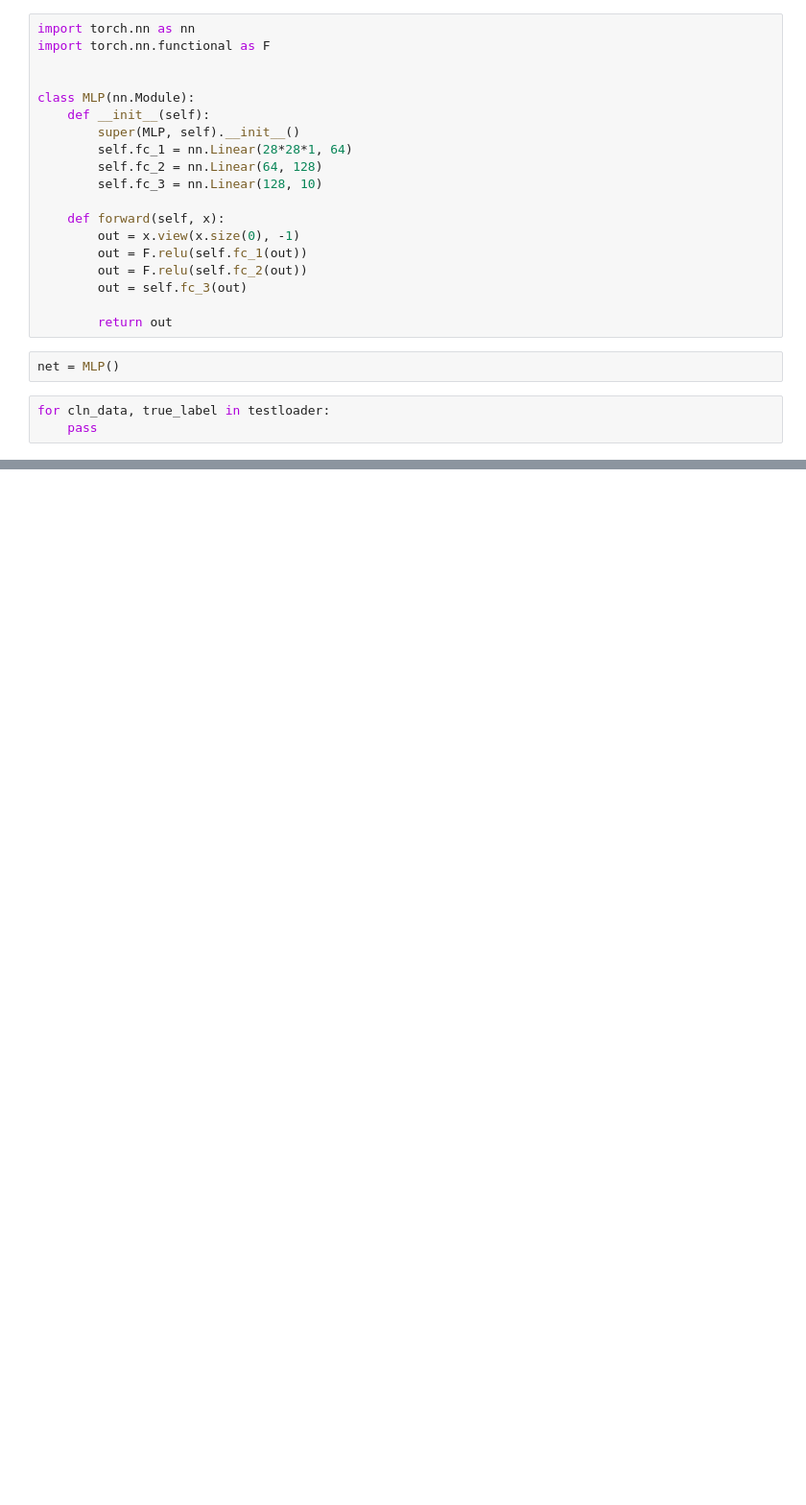
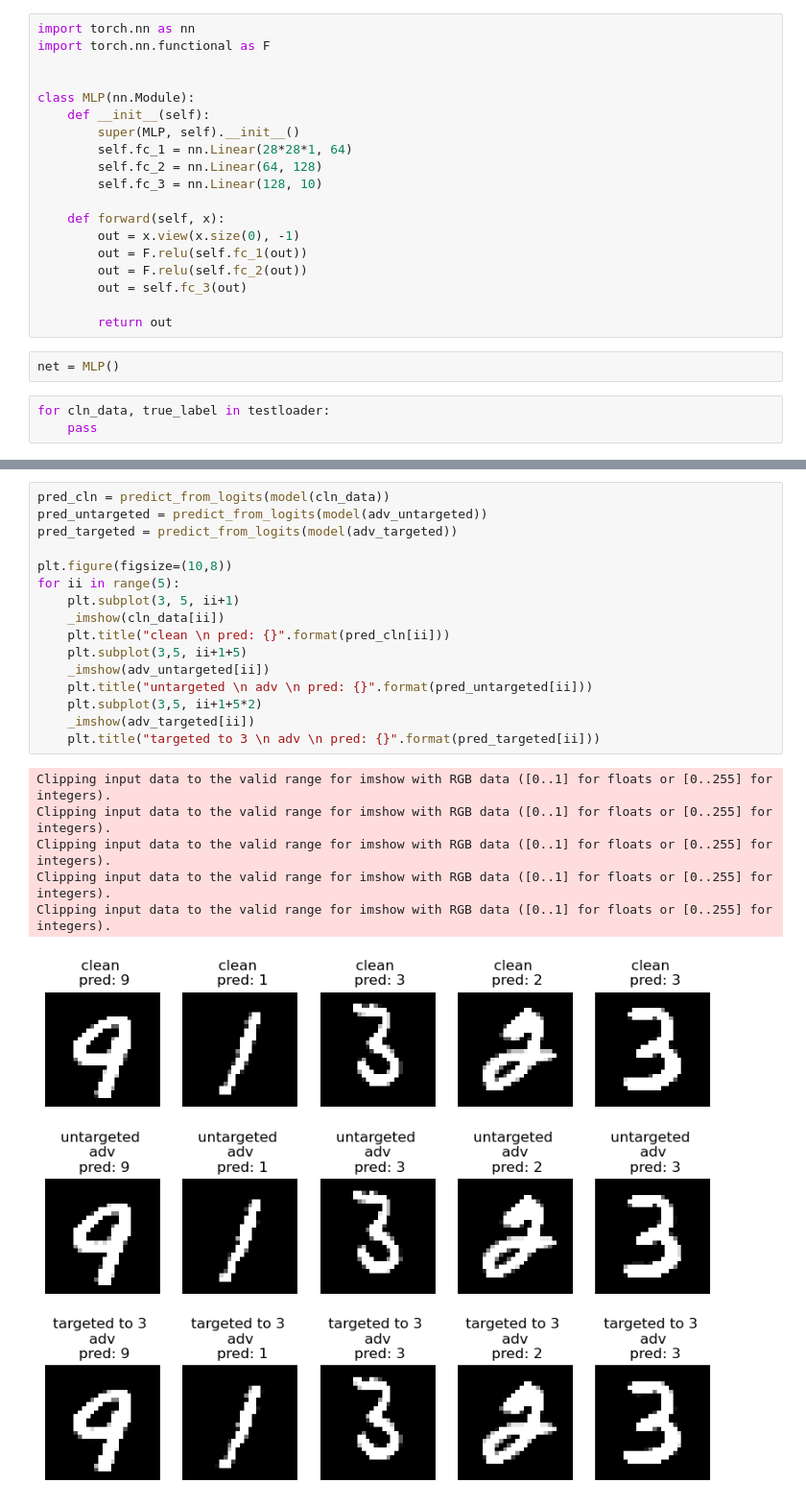
Before and after one commit to julius-lautz/model_robustness, a Jupyter notebook: src/sandbox.ipynb, the cells around one changed output, grey strips where cells are left out. Shown at 96% size. Cells and saved outputs as stored; diff of their text form; blank space fills up the shorter version.

```diff
--- a/src/sandbox.ipynb
+++ b/src/sandbox.ipynb
@@ -106,2 +189,25 @@ tensor([[[[0., 0., 0.,  ..., 0., 0., 0.],
+# %%
+pred_cln = predict_from_logits(model(cln_data))
+pred_untargeted = predict_from_logits(model(adv_untargeted))
+pred_targeted = predict_from_logits(model(adv_targeted))
+
+plt.figure(figsize=(10,8))
+for ii in range(5):
+    plt.subplot(3, 5, ii+1)
+    _imshow(cln_data[ii])
+    plt.title("clean \n pred: {}".format(pred_cln[ii]))
+    plt.subplot(3,5, ii+1+5)
+    _imshow(adv_untargeted[ii])
+    plt.title("untargeted \n adv \n pred: {}".format(pred_untargeted[ii]))
+    plt.subplot(3,5, ii+1+5*2)
+    _imshow(adv_targeted[ii])
+    plt.title("targeted to 3 \n adv \n pred: {}".format(pred_targeted[ii]))
+# %% [output]
+Clipping input data to the valid range for imshow with RGB data ([0..1] for floats or [0..255] for integers).
+Clipping input data to the valid range for imshow with RGB data ([0..1] for floats or [0..255] for integers).
+Clipping input data to the valid range for imshow with RGB data ([0..1] for floats or [0..255] for integers).
+Clipping input data to the valid range for imshow with RGB data ([0..1] for floats or [0..255] for integers).
+Clipping input data to the valid range for imshow with RGB data ([0..1] for floats or [0..255] for integers).
+[figure, added]
 # %%
 perturbed_data = torch.utils.data.TensorDataset(adv_untargeted, true_label)
```
Also changed, not shown: parts of 22 cells of this notebook, 4 other files.
